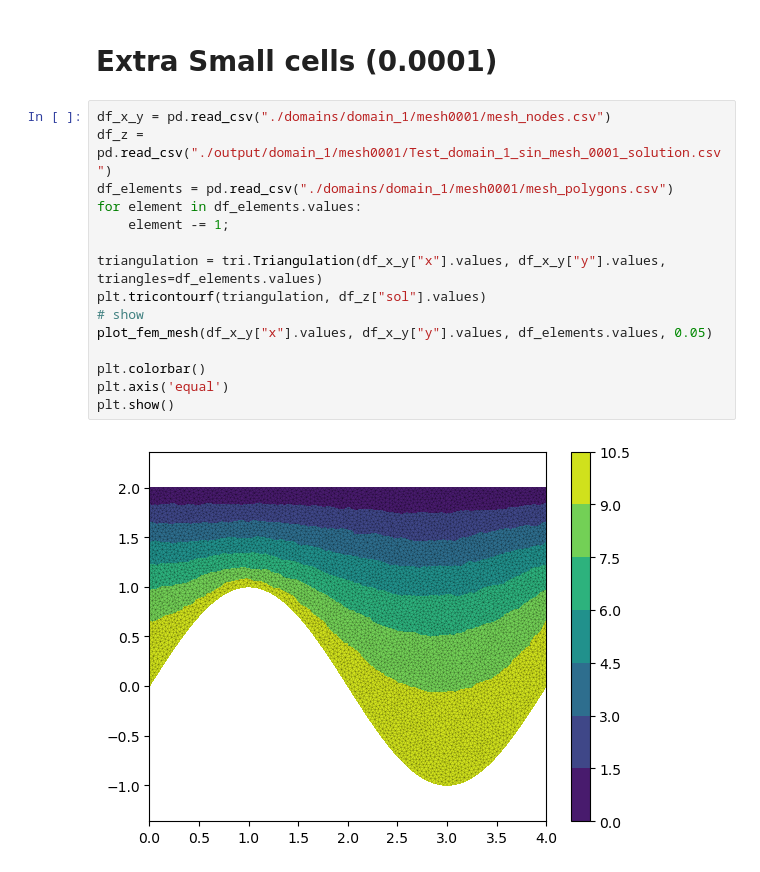
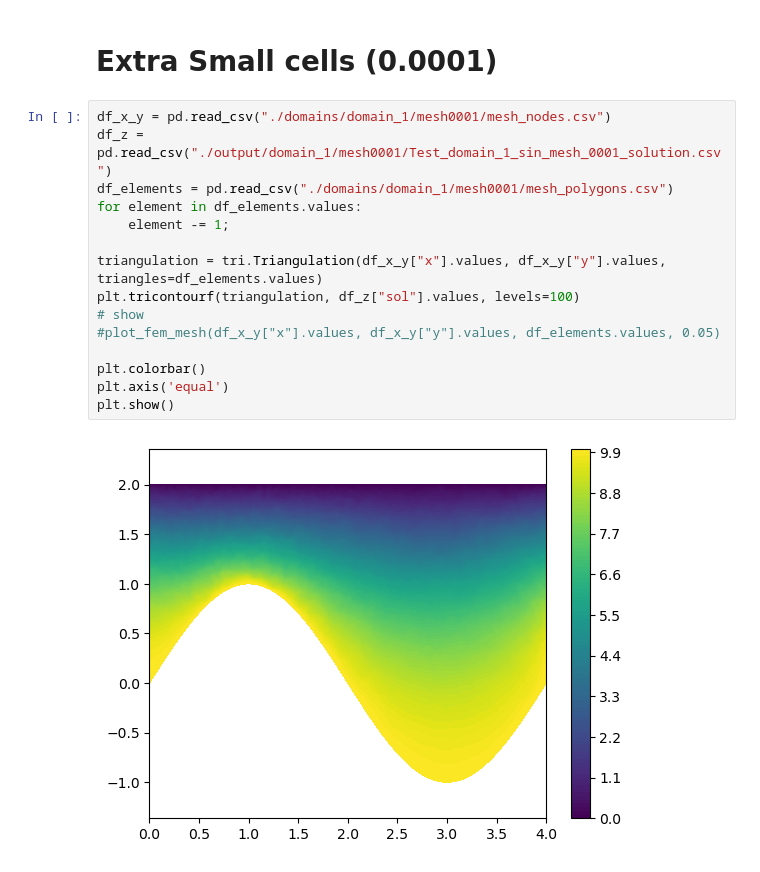
Before and after one commit to sanonesan/2d_Laplace_eq_FEM, a Jupyter notebook: laplace_eq_domain_1_sin.ipynb, the cells around one changed output. Drawn from its saved outputs; the diff is of its cells as text.

```diff
--- a/laplace_eq_domain_1_sin.ipynb
+++ b/laplace_eq_domain_1_sin.ipynb
@@ -114,20 +116,20 @@ plt.show()
 # %%
 df_x_y = pd.read_csv("./domains/domain_1/mesh0001/mesh_nodes.csv")
 df_z = pd.read_csv("./output/domain_1/mesh0001/Test_domain_1_sin_mesh_0001_solution.csv")
 df_elements = pd.read_csv("./domains/domain_1/mesh0001/mesh_polygons.csv")
 for element in df_elements.values:
     element -= 1;
 
 triangulation = tri.Triangulation(df_x_y["x"].values, df_x_y["y"].values, triangles=df_elements.values)
-plt.tricontourf(triangulation, df_z["sol"].values)
+plt.tricontourf(triangulation, df_z["sol"].values, levels=100)
 # show
-plot_fem_mesh(df_x_y["x"].values, df_x_y["y"].values, df_elements.values, 0.05)
+#plot_fem_mesh(df_x_y["x"].values, df_x_y["y"].values, df_elements.values, 0.05)
 
 plt.colorbar()
 plt.axis('equal')
 plt.show()
 # %% [output]
-[figure, old version]
+[figure, new version]
 # %%
 df_x_y = pd.read_csv("./domains/domain_1/mesh0001/mesh_nodes.csv")
 df_z = pd.read_csv("./output/domain_1/mesh0001/Test_domain_1_sin_mesh_0001_solution.csv")
```
Also changed, not shown: parts of 5 cells of this notebook, 52 other files.
